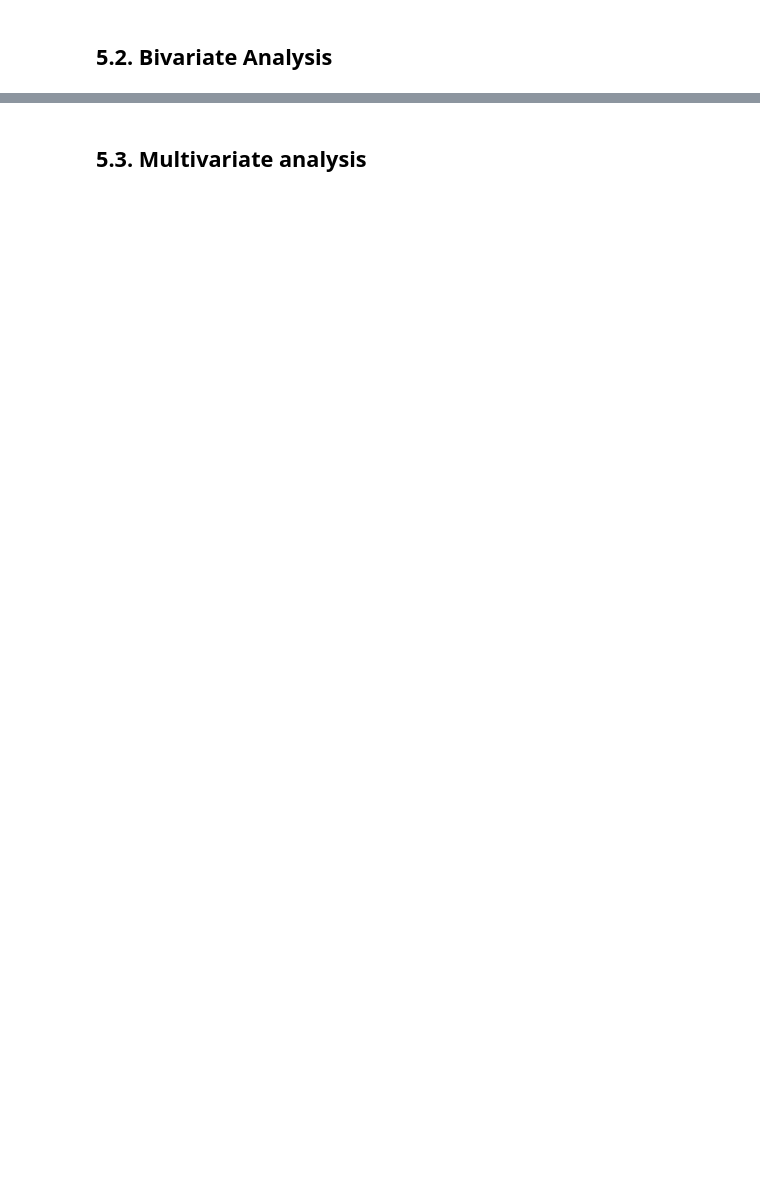
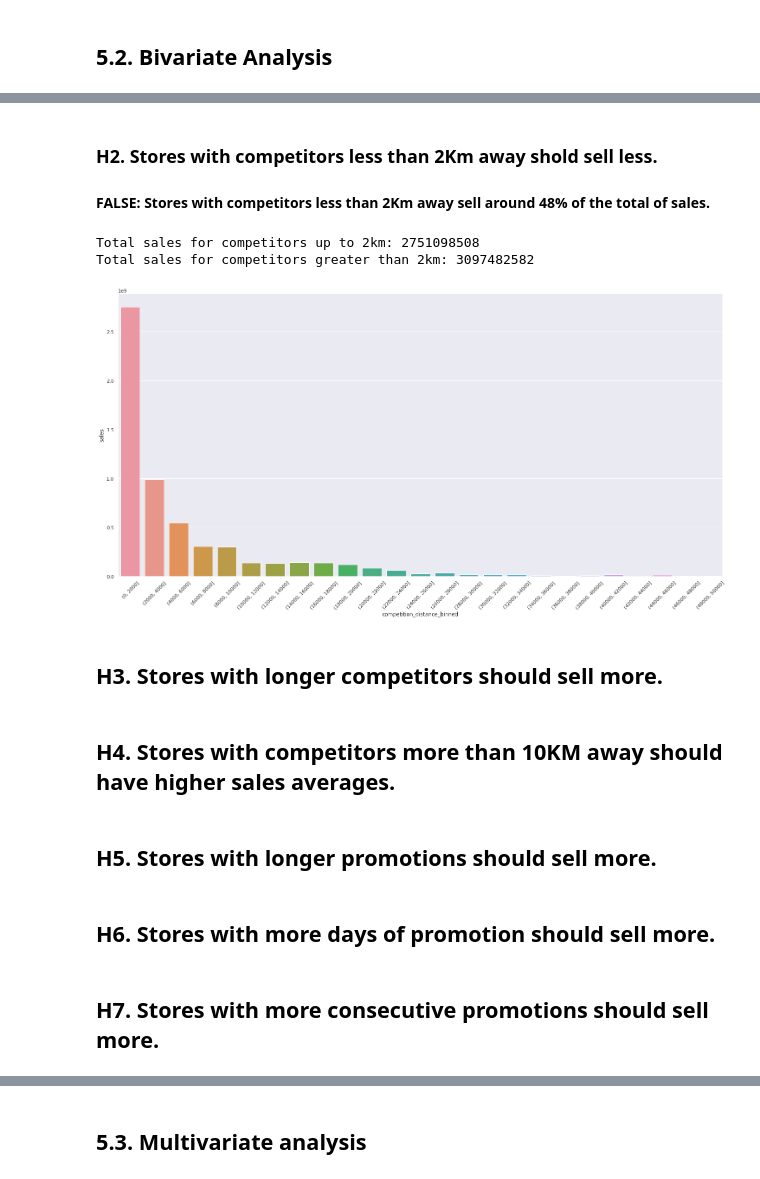
Before and after one commit to luanjesus/rossmann_store_sales_prediction, a Jupyter notebook: exploratory_data_analysis.ipynb, the cells around one changed output, grey strips where cells are left out. Drawn from its saved outputs; the diff is of its cells as text; code cells hidden in the pictures; blank space fills up the shorter version.

```diff
--- a/exploratory_data_analysis.ipynb
+++ b/exploratory_data_analysis.ipynb
@@ -473,0 +547,32 @@ sns.kdeplot( aux[ aux['state_holiday'] == 'christmas']['sales'], label='christma
+# %% [markdown]
+### **H2.** Stores with competitors less than 2Km away shold sell less.
+
+#### FALSE: Stores with competitors less than 2Km away sell around 48% of the total of sales.
+# %%
+print('Total sales for competitors up to 2km: {}'.format(aux2.iloc[:,1][0]))
+print('Total sales for competitors greater than 2km: {}'.format(aux2.iloc[:,1][1:].sum()))
+# %% [output]
+Total sales for competitors up to 2km: 2751098508
+Total sales for competitors greater than 2km: 3097482582
+# %%
+aux1 = df5[['competition_distance', 'sales']].groupby('competition_distance').sum().reset_index()
+
+bins = list(np.arange(0, 50001, 2000))
+
+aux1['competition_distance_binned'] = pd.cut(aux1['competition_distance'], bins=bins)
+
+aux2 = aux1[['competition_distance_binned', 'sales']].groupby('competition_distance_binned').sum().reset_index()
+sns.barplot(data=aux2, x='competition_distance_binned', y='sales')
+plt.xticks(rotation=45);
+# %% [output]
+[figure, added]
+# %% [markdown]
+## **H3.** Stores with longer competitors should sell more.
+# %% [markdown]
+## **H4.** Stores with competitors more than 10KM away should have higher sales averages.
+# %% [markdown]
+## **H5.** Stores with longer promotions should sell more.
+# %% [markdown]
+## **H6.** Stores with more days of promotion should sell more.
+# %% [markdown]
+## **H7.** Stores with more consecutive promotions should sell more.
```
Also changed, not shown: parts of 17 cells of this notebook, 1 other file.
